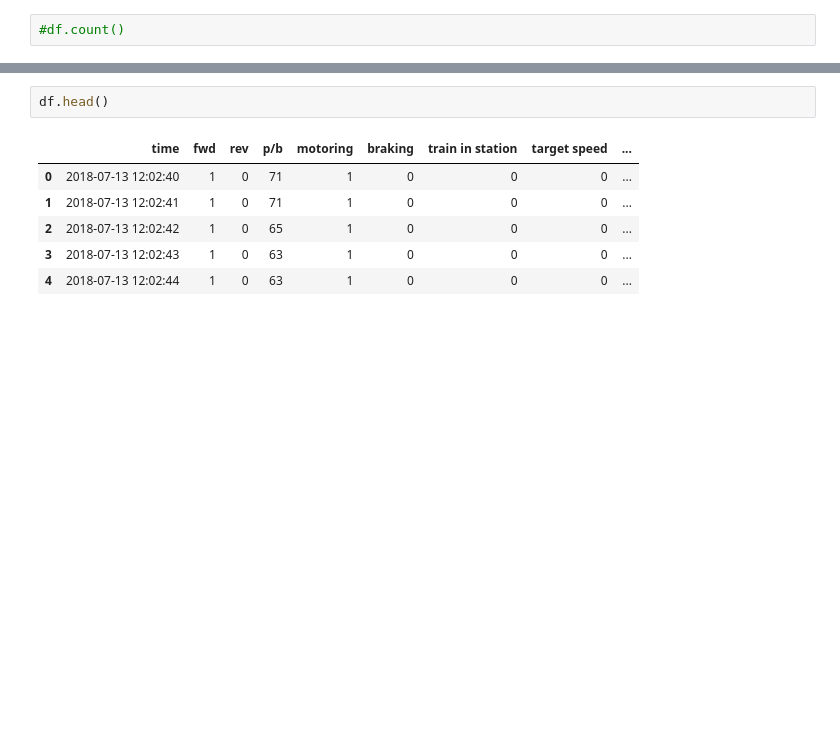
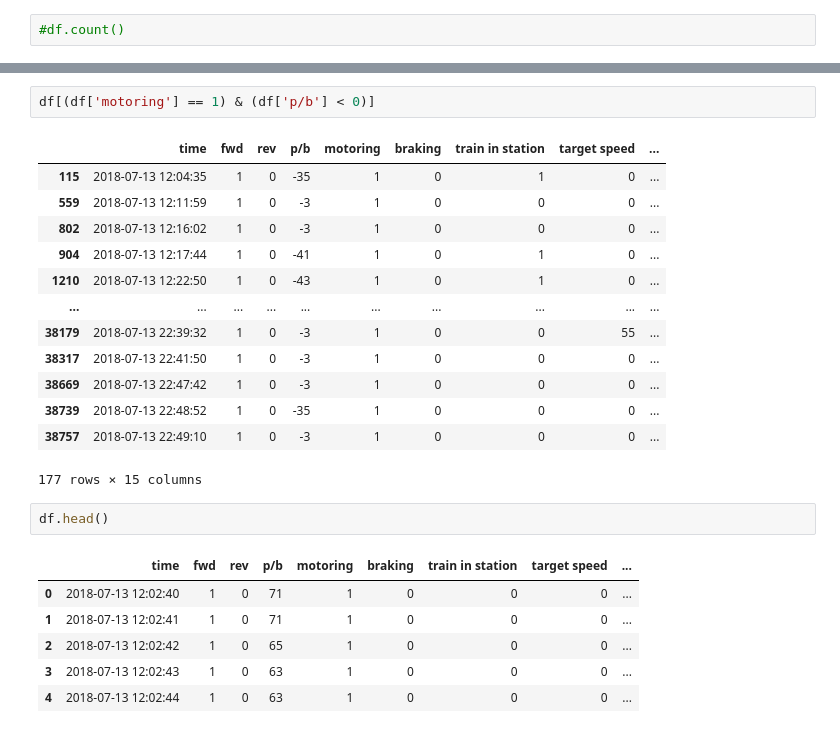
Before and after one commit to Liberatedwinner/rncTrainLSTM, a Jupyter notebook: code/Untitled.ipynb, the cells around one changed output, grey strips where cells are left out. Saved outputs shown, nothing was run; the diff lists cells and outputs as text; blank space fills up the shorter version.

```diff
--- a/code/Untitled.ipynb
+++ b/code/Untitled.ipynb
@@ -129,3 +143,19 @@ df.describe() # 통계값들
+# %%
+df[(df['motoring'] == 1) & (df['p/b'] < 0)]
+# %% [output]
+|  | time | fwd | rev | p/b | motoring | braking | train in station | target speed | ... |
+| 115 | 2018-07-13 12:04:35 | 1 | 0 | -35 | 1 | 0 | 1 | 0 | ... |
+| 559 | 2018-07-13 12:11:59 | 1 | 0 | -3 | 1 | 0 | 0 | 0 | ... |
+| 802 | 2018-07-13 12:16:02 | 1 | 0 | -3 | 1 | 0 | 0 | 0 | ... |
+| 904 | 2018-07-13 12:17:44 | 1 | 0 | -41 | 1 | 0 | 1 | 0 | ... |
+| 1210 | 2018-07-13 12:22:50 | 1 | 0 | -43 | 1 | 0 | 1 | 0 | ... |
+| ... | ... | ... | ... | ... | ... | ... | ... | ... | ... |
+| 38179 | 2018-07-13 22:39:32 | 1 | 0 | -3 | 1 | 0 | 0 | 55 | ... |
+| 38317 | 2018-07-13 22:41:50 | 1 | 0 | -3 | 1 | 0 | 0 | 0 | ... |
+| 38669 | 2018-07-13 22:47:42 | 1 | 0 | -3 | 1 | 0 | 0 | 0 | ... |
+| 38739 | 2018-07-13 22:48:52 | 1 | 0 | -35 | 1 | 0 | 0 | 0 | ... |
+| 38757 | 2018-07-13 22:49:10 | 1 | 0 | -3 | 1 | 0 | 0 | 0 | ... |
+177 rows × 15 columns
 # %%
 df.head()
 # %% [output]
```
Also changed, not shown: parts of 2 cells of this notebook.
